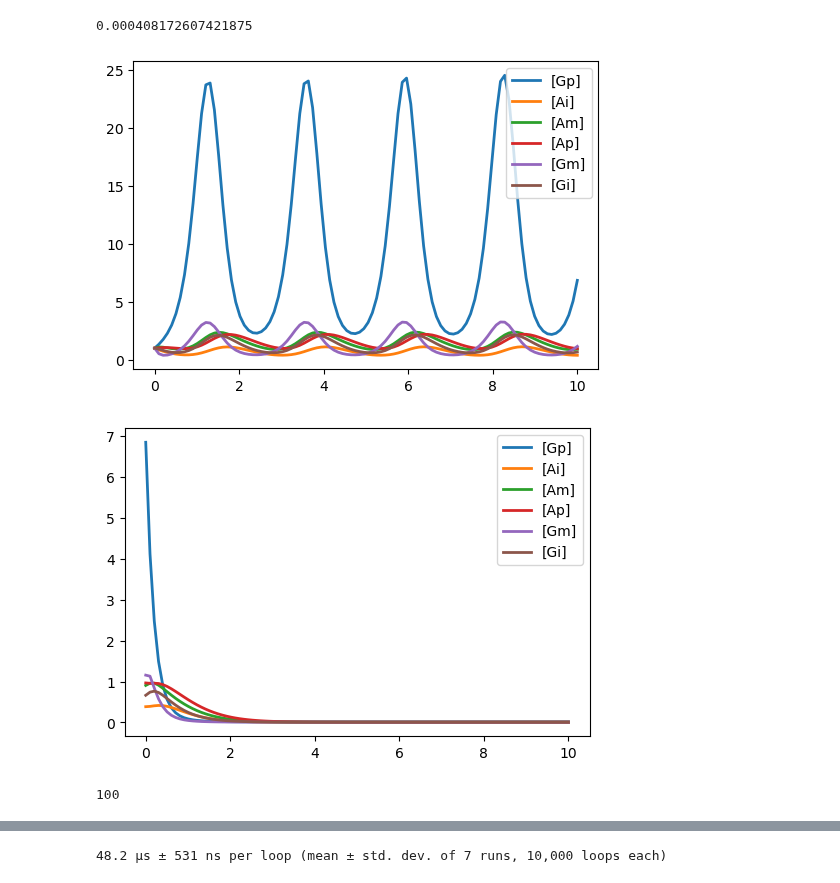
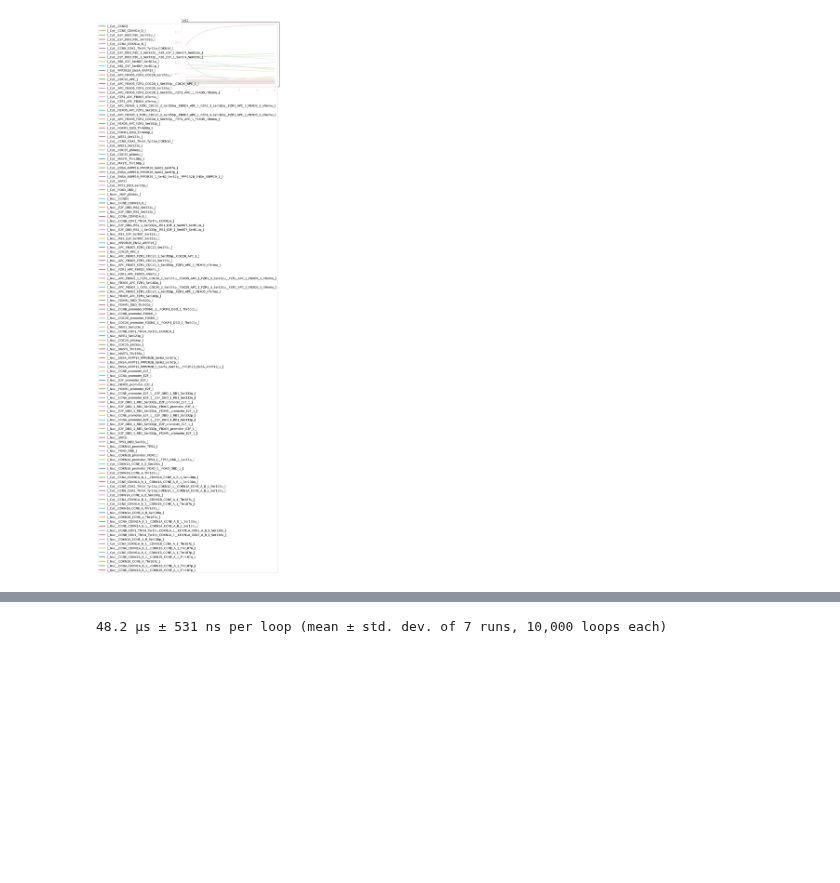
Before and after one commit to mahdi-shafiei/jaxkineticmodel, a Jupyter notebook: jax_implementation/developing_sbml/tellurium_test.ipynb, the cells around one changed output, grey strips where cells are left out. Drawn from its saved outputs; the diff is of its cells as text; code cells hidden in the pictures; blank space fills up the shorter version.

```diff
--- a/jax_implementation/developing_sbml/tellurium_test.ipynb
+++ b/jax_implementation/developing_sbml/tellurium_test.ipynb
@@ -1,25 +1,16 @@
 # %%
 import tellurium as te
 import time
+import numpy as np
+import matplotlib.pyplot as plt
 
-model=te.loadSBMLModel("sbml_models/Garde2020.xml")
+model=te.loadSBMLModel("sbml_models/v4.0.0_optimized.xml")
 a=time.time()
-model.simulate(0,10,100)
-b=time.time()
-print(b-a)
+sol=model.simulate(0,5,200)
+# b=time.time()
+# print(b-a)
+
 
 model.plot()
-
-model.k1=model.k1*0.2
-
-
-model.simulate(0,10,100)
-model.plot()
 # %% [output]
-0.000408172607421875
-[figure, old version]
+[figure, new version]
-[figure, removed]
-# %%
-10*10
-# %% [output]
-100
```
Also changed, not shown: parts of 4 cells of this notebook, 28 other files.
